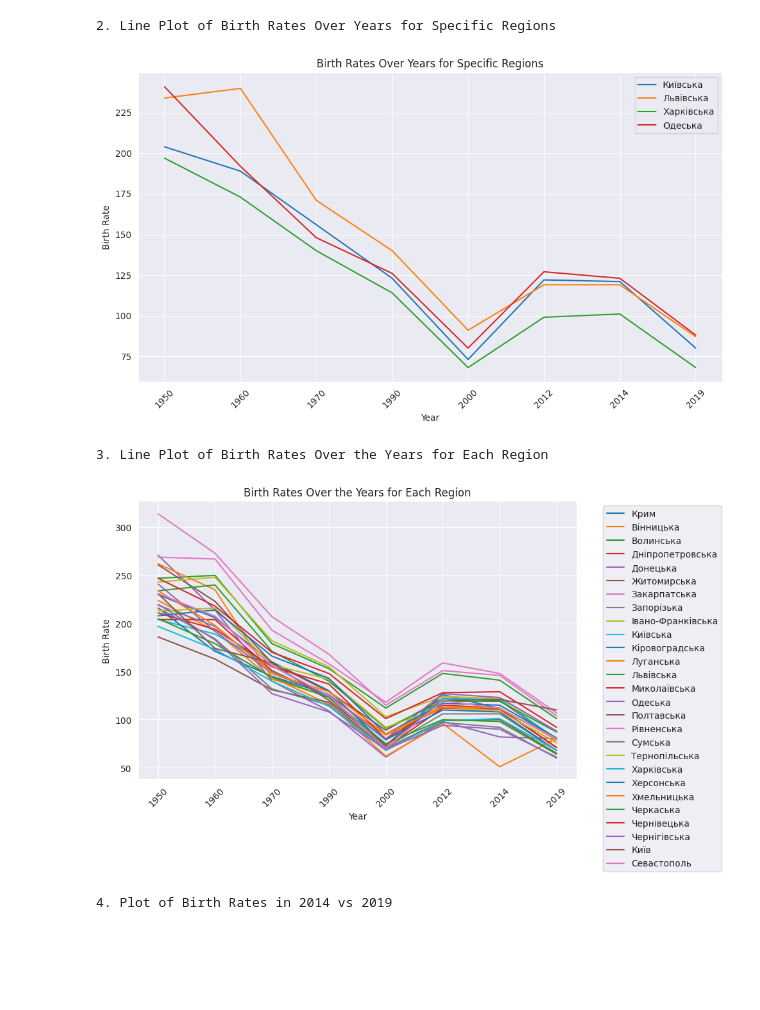
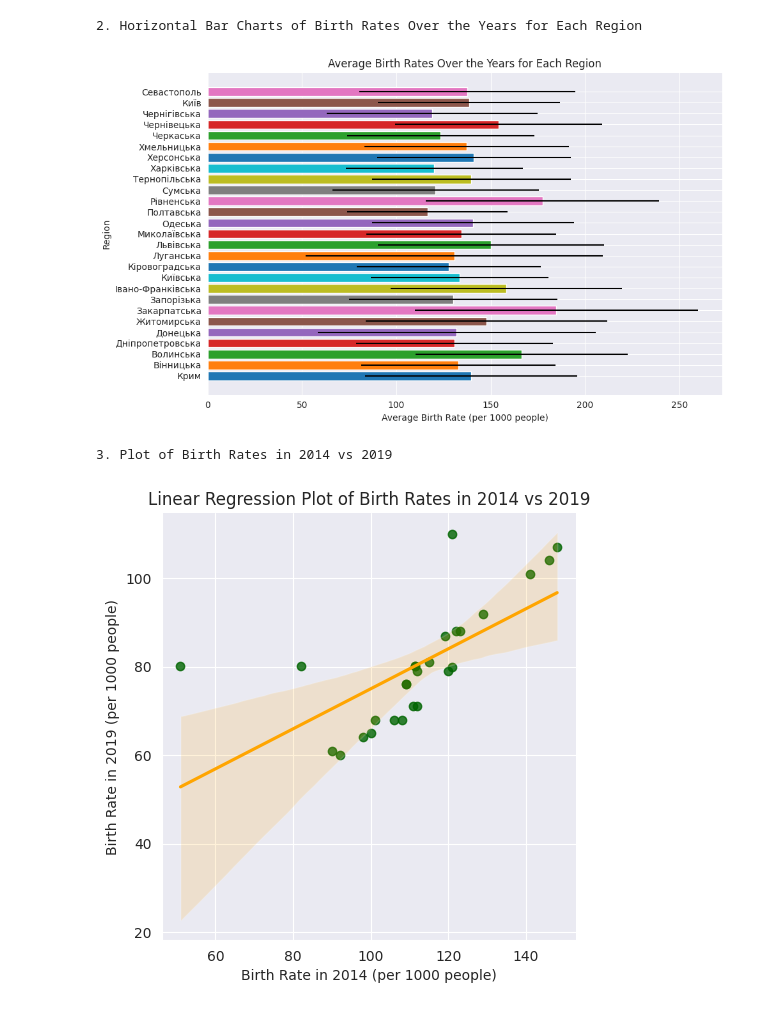
Before and after one commit to Anastasia-front/data-science, a Jupyter notebook: Jupyter_Notebook/Getting_to_know_Pandas.ipynb, the cells around one changed output. Cells and saved outputs as stored; diff of their text form; code cells hidden in the pictures; blank space fills up the shorter version.

```diff
--- a/Jupyter_Notebook/Getting_to_know_Pandas.ipynb
+++ b/Jupyter_Notebook/Getting_to_know_Pandas.ipynb
@@ -2,6 +2,8 @@
 import matplotlib.pyplot as plt
 import pandas as pd
 import seaborn as sns
+import numpy as np
+
 
 # Set display options
 pd.set_option(
@@ -103,20 +105,8 @@ print("\n\n", "-" * 20, "\n\n")
 print("VIZUALIZATION")
 print("\n\n", "-" * 20, "\n\n")
 
-print("1. Plot a bar chart of birth rates by region in 2019 \n")
-df_plot = df.dropna(subset=["Регіон"])
-plt.figure(figsize=(10, 6))
-plt.bar(df_plot["Регіон"], df_plot["2019"], color="violet")
-plt.xticks(rotation=90)
-plt.title("Birth Rates by Region in 2019")
-plt.xlabel("Region")
-plt.ylabel("Birth Rate")
-plt.tight_layout()
-plt.show()
-print()
-
 # Line Plot of Birth Rates Over Years for Specific Regions
-print("2. Line Plot of Birth Rates Over Years for Specific Regions \n")
+print("1. Line Plot of Birth Rates Over Years for Specific Regions \n")
 plt.figure(figsize=(10, 6))
 regions_to_plot = ["Київська", "Львівська", "Харківська", "Одеська"]
 for region in regions_to_plot:
@@ -127,7 +117,7 @@ for region in regions_to_plot:
     )
 plt.title("Birth Rates Over Years for Specific Regions")
 plt.xlabel("Year")
-plt.ylabel("Birth Rate")
+plt.ylabel("Birth Rate (per 1000 people)")
 plt.legend()
 plt.xticks(rotation=45)
 plt.grid(True)
@@ -135,22 +125,33 @@ plt.tight_layout()
 plt.show()
 print()
 
-# Line Plot of Birth Rates Over the Years for Each Region
-print("3. Line Plot of Birth Rates Over the Years for Each Region \n")
+
+#  Convert the columns representing years to numeric
+df[df.columns[1:]] = df[df.columns[1:]].apply(pd.to_numeric, errors='coerce')
+
+# Horizontal Bar Charts of Birth Rates Over the Years for Each Region
+print("2. Horizontal Bar Charts of Birth Rates Over the Years for Each Region \n")
 plt.figure(figsize=(10, 6))
 for index, row in df.iterrows():
-    plt.plot(df.columns[1:], row[1:], label=row["Регіон"])
-plt.title("Birth Rates Over the Years for Each Region")
-plt.xlabel("Year")
-plt.ylabel("Birth Rate")
-plt.xticks(rotation=45)
-plt.legend(bbox_to_anchor=(1.05, 1), loc="upper left")
+    # Convert years and birth rates to numeric
+    years = pd.to_numeric(df.columns[1:])
+    birth_rates = pd.to_numeric(row[1:])
+
+    # Fit polynomial regression
+    z = np.polyfit(x=years, y=birth_rates, deg=3)
+    p = np.poly1d(z)
+
+    # Plot horizontal bar chart
+    plt.barh(row["Регіон"], birth_rates.mean(), xerr=birth_rates.std(), label=row["Регіон"])
+plt.title("Average Birth Rates Over the Years for Each Region")
+plt.xlabel("Average Birth Rate (per 1000 people)")
+plt.ylabel("Region")
 plt.tight_layout()
 plt.show()
-print()
+
 
 # Plot of Birth Rates in 2014 vs 2019
-print("4. Plot of Birth Rates in 2014 vs 2019 \n")
+print("3. Plot of Birth Rates in 2014 vs 2019 \n")
 sns.set_style("darkgrid")
 sns.lmplot(
     x="2014",
@@ -160,8 +161,8 @@ sns.lmplot(
     line_kws={"color": "orange"},
 )
 plt.title("Linear Regression Plot of Birth Rates in 2014 vs 2019")
-plt.xlabel("Birth Rate in 2014")
-plt.ylabel("Birth Rate in 2019")
+plt.xlabel("Birth Rate in 2014 (per 1000 people)")
+plt.ylabel("Birth Rate in 2019 (per 1000 people)")
 plt.show()
 # %% [output]
  --------------------
@@ -185,5 +186,4 @@ TASK 1: First few rows of the DataFrame:
-2. Line Plot of Birth Rates Over Years for Specific Regions
+2. Horizontal Bar Charts of Birth Rates Over the Years for Each Region
-[figure, old version]
+[figure, new version]
-3. Line Plot of Birth Rates Over the Years for Each Region
+3. Plot of Birth Rates in 2014 vs 2019
-[figure, old version]
+[figure, new version]
-4. Plot of Birth Rates in 2014 vs 2019
```
Also changed, not shown: parts of 1 cell of this notebook.
